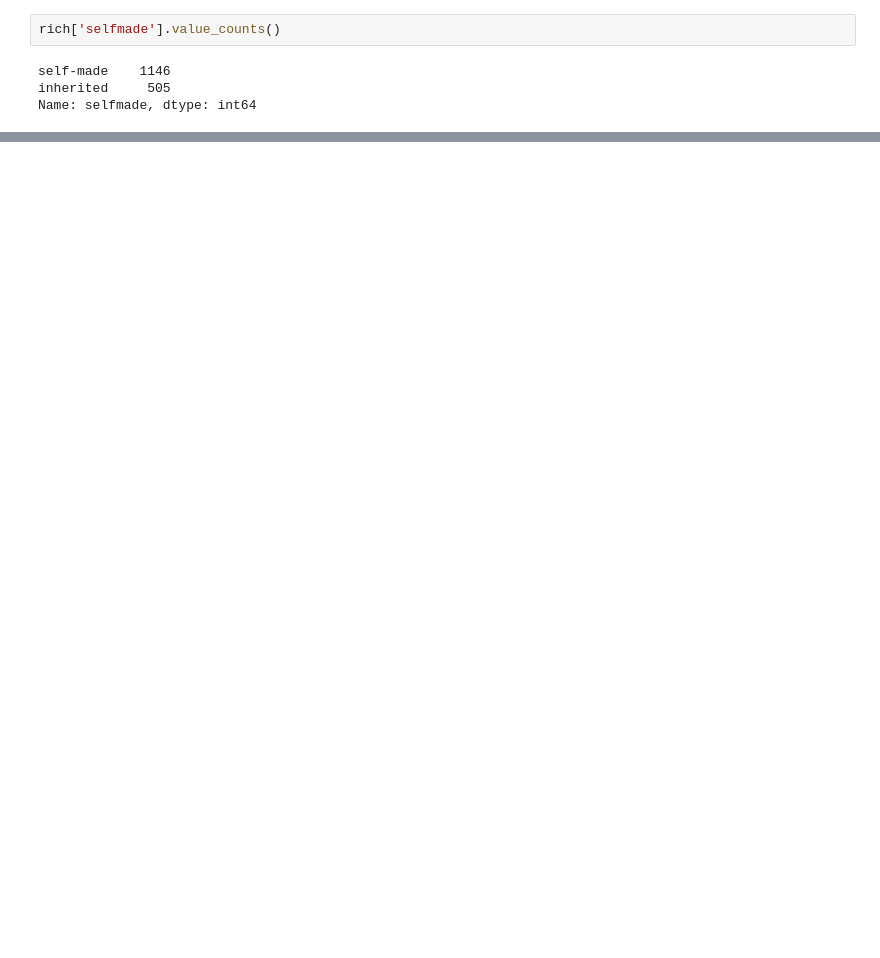
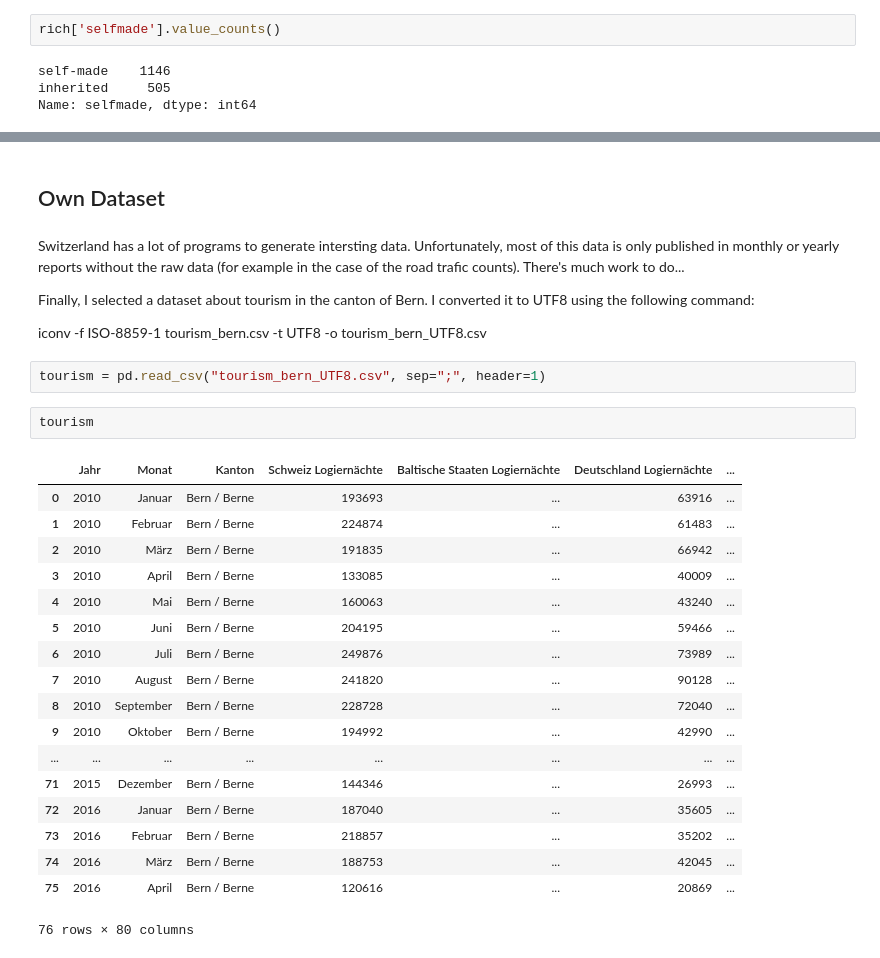
Before and after one commit to thisss/foundations-homework, a Jupyter notebook: foundations/07/homework_7_research.ipynb, the cells around one changed output, grey strips where cells are left out. Saved outputs shown, nothing was run; the diff lists cells and outputs as text; blank space fills up the shorter version.

```diff
--- a/foundations/07/homework_7_research.ipynb
+++ b/foundations/07/homework_7_research.ipynb
@@ -145,0 +237,31 @@ array([[<matplotlib.axes._subplots.AxesSubplot object at 0x...>]], dtype=object)
+# %% [markdown]
+## Own Dataset
+# %% [markdown]
+Switzerland has a lot of programs to generate intersting data. Unfortunately, most of this data is only published in monthly or yearly reports without the raw data (for example in the case of the road trafic counts). There's much work to do...
+
+Finally, I selected a dataset about tourism in the canton of Bern. I converted it to UTF8 using the following command:
+
+iconv -f ISO-8859-1 tourism_bern.csv -t UTF8 -o tourism_bern_UTF8.csv
+# %%
+tourism = pd.read_csv("tourism_bern_UTF8.csv", sep=";", header=1)
+# %%
+tourism
+# %% [output]
+|  | Jahr | Monat | Kanton | Schweiz Logiernächte | Baltische Staaten Logiernächte | Deutschland Logiernächte | ... |
+| 0 | 2010 | Januar | Bern / Berne | 193693 | ... | 63916 | ... |
+| 1 | 2010 | Februar | Bern / Berne | 224874 | ... | 61483 | ... |
+| 2 | 2010 | März | Bern / Berne | 191835 | ... | 66942 | ... |
+| 3 | 2010 | April | Bern / Berne | 133085 | ... | 40009 | ... |
+| 4 | 2010 | Mai | Bern / Berne | 160063 | ... | 43240 | ... |
+| 5 | 2010 | Juni | Bern / Berne | 204195 | ... | 59466 | ... |
+| 6 | 2010 | Juli | Bern / Berne | 249876 | ... | 73989 | ... |
+| 7 | 2010 | August | Bern / Berne | 241820 | ... | 90128 | ... |
+| 8 | 2010 | September | Bern / Berne | 228728 | ... | 72040 | ... |
+| 9 | 2010 | Oktober | Bern / Berne | 194992 | ... | 42990 | ... |
+| ... | ... | ... | ... | ... | ... | ... | ... |
+| 71 | 2015 | Dezember | Bern / Berne | 144346 | ... | 26993 | ... |
+| 72 | 2016 | Januar | Bern / Berne | 187040 | ... | 35605 | ... |
+| 73 | 2016 | Februar | Bern / Berne | 218857 | ... | 35202 | ... |
+| 74 | 2016 | März | Bern / Berne | 188753 | ... | 42045 | ... |
+| 75 | 2016 | April | Bern / Berne | 120616 | ... | 20869 | ... |
+76 rows × 80 columns
```
Also changed, not shown: parts of 29 cells of this notebook, 5 other files.
